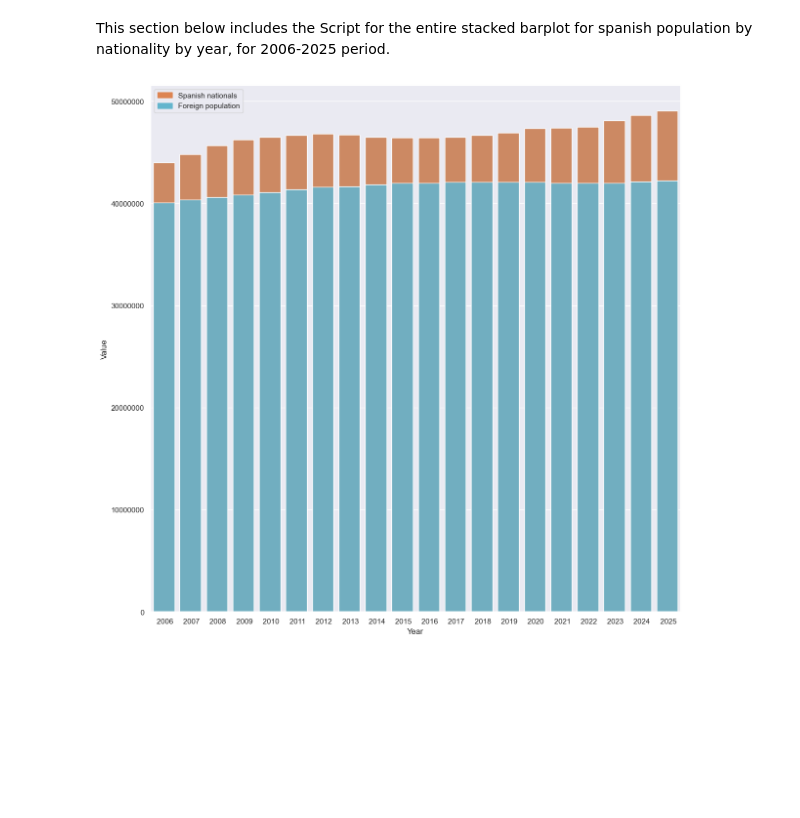
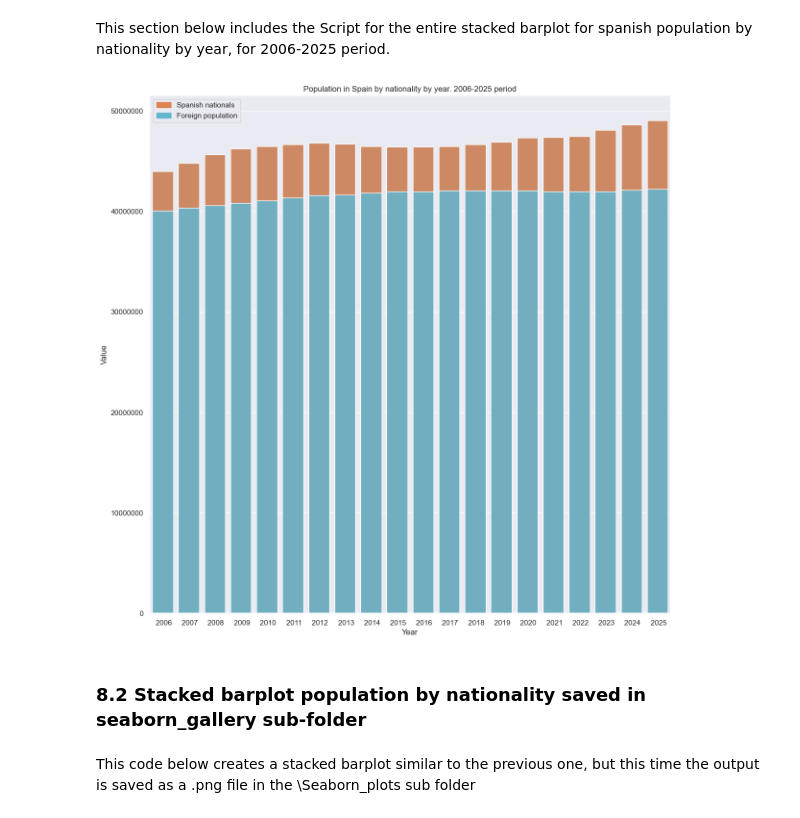
Before and after one commit to Pablo-source/ML-using-Python, a Jupyter notebook: Seaborn_gallery/02_percent_barplot_population_nationality_win_os.ipynb, the cells around one changed output. Cells and saved outputs as stored; diff of their text form; code cells hidden in the pictures; blank space fills up the shorter version.

Commit message:
stacked_bar_chart_completed_saved

```diff
--- a/Seaborn_gallery/02_percent_barplot_population_nationality_win_os.ipynb
+++ b/Seaborn_gallery/02_percent_barplot_population_nationality_win_os.ipynb
@@ -488,27 +490,31 @@ This section below includes the Script for the entire stacked barplot for spanis
 # %%
 # Set plot style grey grid in the background
 sns.set_theme(style = "darkgrid")
 # Set figure size
 fig = plt.figure(figsize=(14,14))
 # Define subplot to apply format to yaxis
 axs = fig.add_subplot(1,1,1)
 # Top bar - Total population in Spain by year
 total = population_long.groupby("Year")['Value'].sum().reset_index()
 # First section of stacked bar chart for Spanish population
-Spanish_bar = sns.barplot(x = "Year", y = "Value", data = total, color = '#dd8452')
+Spanish_bar = sns.barplot(x = "Year", y = "Value", data = total, color = '#dd8452').set_title("Population in Spain by nationality by year. 2006-2025 period")
 # Spanish nationals Section of the stacked bar chart
 spanish_nationals_section = population_long[population_long.Nationality=='Spanish_nationals']
 # Foreign nationals Section of the stacked bar chart
 Foreigners_bar = sns.barplot(x = "Year", y = "Value", data = spanish_nationals_section, color = '#64b5cd')
 # Remove scientific notation from Y axis
 formatter = ScalarFormatter()
 formatter.set_scientific(False)
 axs.yaxis.set_major_formatter(formatter)
 # Add legend
 spanish_nationals_legend = mpatches.Patch(color = '#dd8452', label = 'Spanish nationals')
 foreigners_legend = mpatches.Patch(color = '#64b5cd', label = 'Foreign population')
 plt.legend(handles=[spanish_nationals_legend, foreigners_legend])
 # show plot
 plt.show()
 # %% [output]
-[figure, old version]
+[figure, new version]
+# %% [markdown]
+### 8.2 Stacked barplot population by nationality saved in seaborn_gallery sub-folder
+# %% [markdown]
+This code below creates a stacked barplot similar to the previous one, but this time the output is saved as a .png file in the \Seaborn_plots sub folder
```
Also changed, not shown: parts of 2 cells of this notebook, 1 other file.
